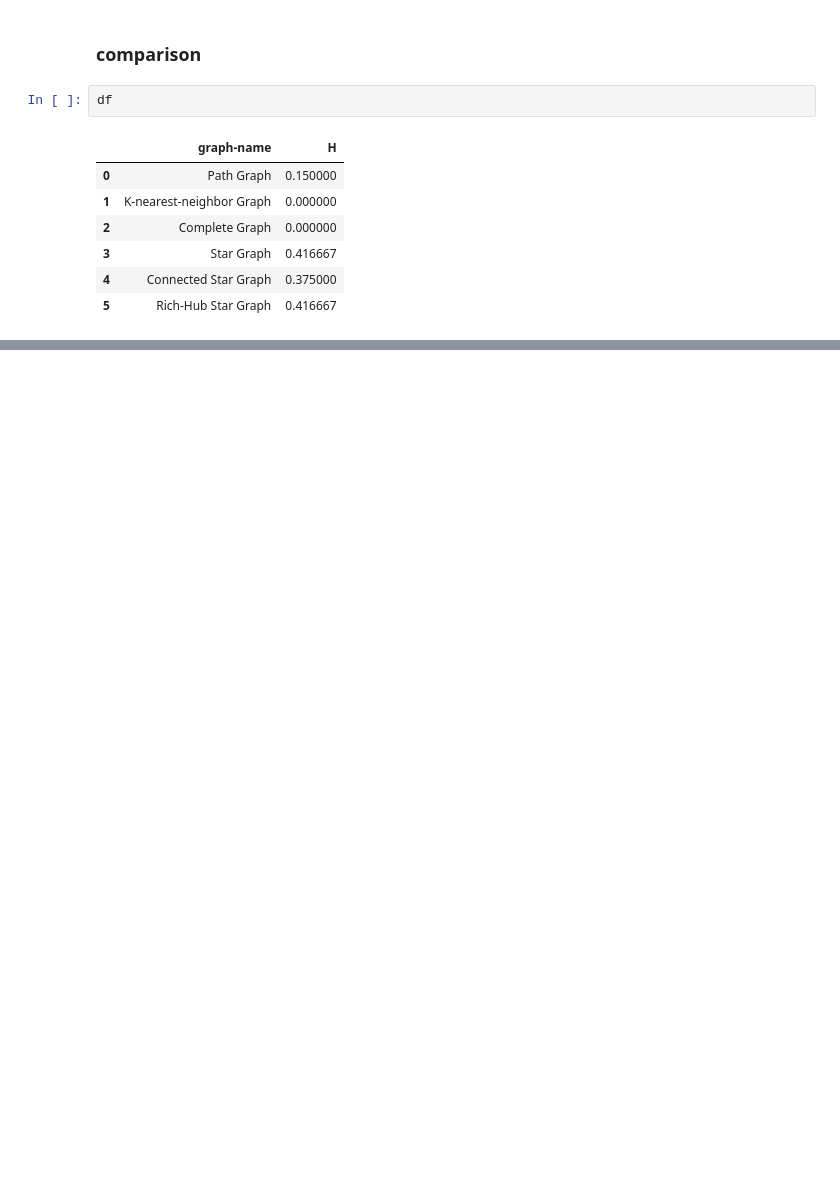
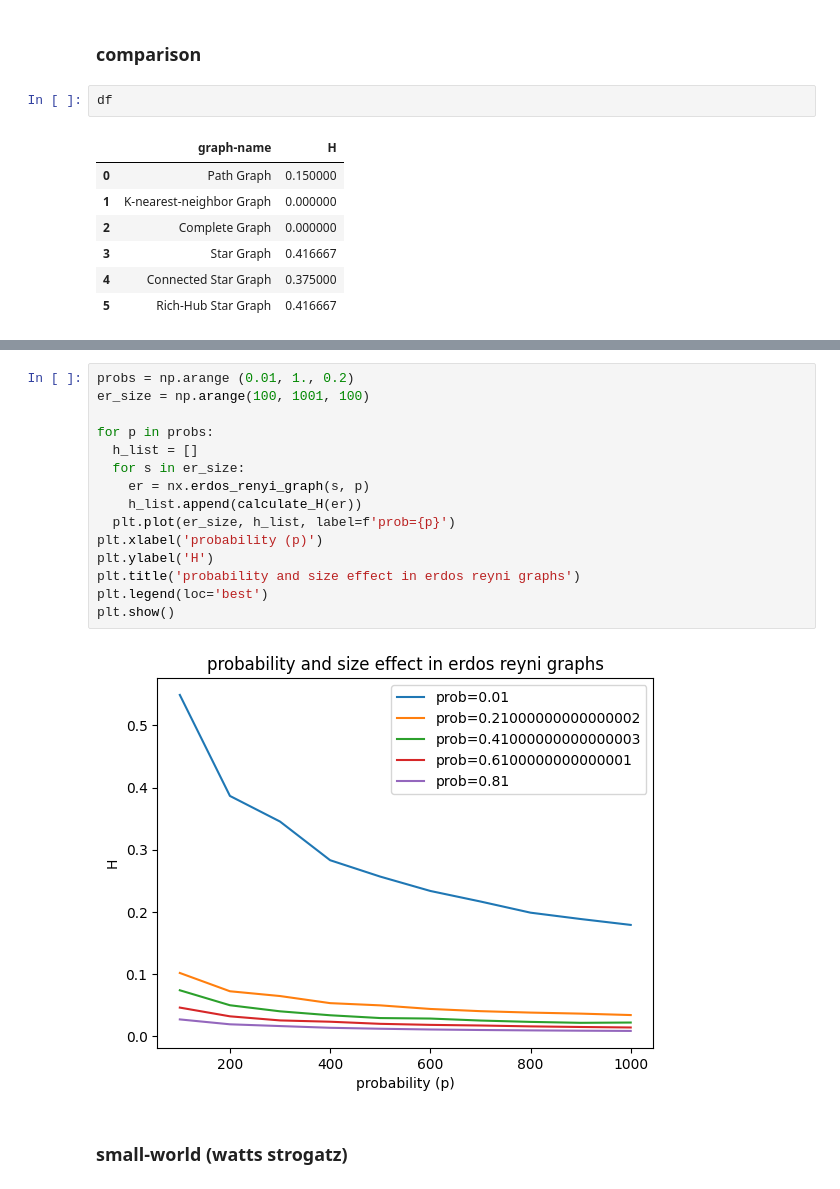
Before and after one commit to ParsaMohammadpour/heterogeneity-of-complex-networks, a Jupyter notebook: index_to_quantifying_heterogeneity_of_complex_networks.ipynb, the cells around one changed output, grey strips where cells are left out. Saved outputs shown, nothing was run; the diff lists cells and outputs as text; blank space fills up the shorter version.

```diff
--- a/index_to_quantifying_heterogeneity_of_complex_networks.ipynb
+++ b/index_to_quantifying_heterogeneity_of_complex_networks.ipynb
@@ -231,0 +283,19 @@ df
+# %%
+probs = np.arange (0.01, 1., 0.2)
+er_size = np.arange(100, 1001, 100)
+
+for p in probs:
+  h_list = []
+  for s in er_size:
+    er = nx.erdos_renyi_graph(s, p)
+    h_list.append(calculate_H(er))
+  plt.plot(er_size, h_list, label=f'prob={p}')
+plt.xlabel('probability (p)')
+plt.ylabel('H')
+plt.title('probability and size effect in erdos reyni graphs')
+plt.legend(loc='best')
+plt.show()
+# %% [output]
+[figure, added]
+# %% [markdown]
+### small-world (watts strogatz)
```
Also changed, not shown: parts of 21 cells of this notebook.
